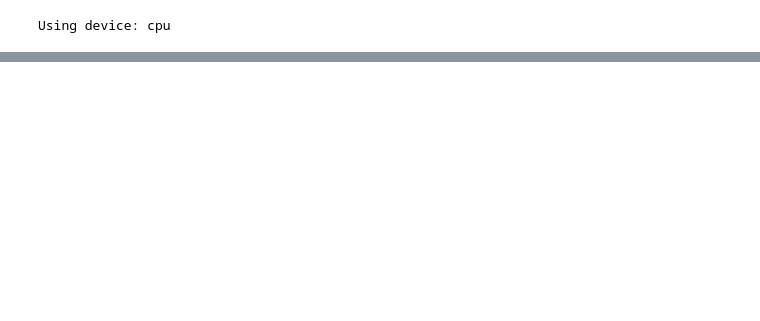
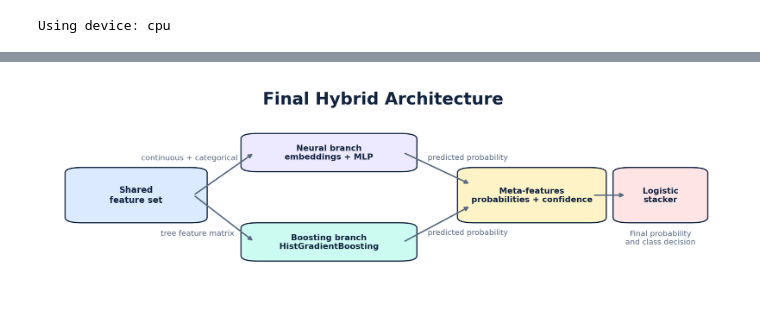
Before and after one commit to edwardkim22/APS360-Spotify, a Jupyter notebook: APS360_Spotify_Model.ipynb, the cells around one changed output, grey strips where cells are left out. Cells and saved outputs as stored; diff of their text form; code cells hidden in the pictures; blank space fills up the shorter version.

```diff
--- a/APS360_Spotify_Model.ipynb
+++ b/APS360_Spotify_Model.ipynb
@@ -566,0 +1109,72 @@ Primary test acc: 0.7026
+# %%
+fig, ax = plt.subplots(figsize=(10.4, 3.6))
+ax.set_xlim(0, 1)
+ax.set_ylim(0, 1)
+ax.axis("off")
+
+ax.text(
+    0.5, 0.93,
+    "Final Hybrid Architecture",
+    ha="center", va="center",
+    fontsize=18,
+    fontweight="bold",
+    color=PALETTE["ink"]
+)
+
+# Boxes
+rounded_box(ax, 0.05, 0.37, 0.17, 0.22, "Shared\nfeature set", PALETTE["sky"], fontsize=9)
+rounded_box(ax, 0.31, 0.61, 0.22, 0.14, "Neural branch\nembeddings + MLP", PALETTE["lavender"], fontsize=8.7)
+rounded_box(ax, 0.31, 0.19, 0.22, 0.14, "Boosting branch\nHistGradientBoosting", PALETTE["mint"], fontsize=8.7)
+rounded_box(ax, 0.63, 0.37, 0.18, 0.22, "Meta-features\nprobabilities + confidence", PALETTE["sand"], fontsize=8.7)
+rounded_box(ax, 0.86, 0.37, 0.10, 0.22, "Logistic\nstacker", PALETTE["blush"], fontsize=8.7)
+
+# Arrows
+arrow(ax, 0.22, 0.48, 0.31, 0.68, y_text_offset=0.0)
+arrow(ax, 0.22, 0.48, 0.31, 0.26, y_text_offset=0.0)
+arrow(ax, 0.53, 0.68, 0.63, 0.53, y_text_offset=0.0)
+arrow(ax, 0.53, 0.26, 0.63, 0.43, y_text_offset=0.0)
+arrow(ax, 0.81, 0.48, 0.86, 0.48, y_text_offset=0.0)
+
+# Labels moved beside arrows instead of on them
+ax.text(
+    0.285, 0.655,
+    "continuous + categorical",
+    ha="right", va="center",
+    fontsize=8.2,
+    color=PALETTE["muted"]
+)
+ax.text(
+    0.28, 0.3,
+    "tree feature matrix",
+    ha="right", va="center",
+    fontsize=8.2,
+    color=PALETTE["muted"]
+)
+
+ax.text(
+    0.625, 0.64,
+    "predicted probability",
+    ha="center", va="bottom",
+    fontsize=8.2,
+    color=PALETTE["muted"]
+)
+ax.text(
+    0.625, 0.32,
+    "predicted probability",
+    ha="center", va="top",
+    fontsize=8.2,
+    color=PALETTE["muted"]
+)
+
+ax.text(
+    0.91, 0.25,
+    "Final probability\nand class decision",
+    ha="center",
+    fontsize=8.2,
+    color=PALETTE["muted"]
+)
+
+plt.subplots_adjust(left=0.02, right=0.98, top=0.95, bottom=0.08)
+plt.show()
+# %% [output]
+[figure, added]
```
Also changed, not shown: parts of 12 cells of this notebook, 7 other files.
